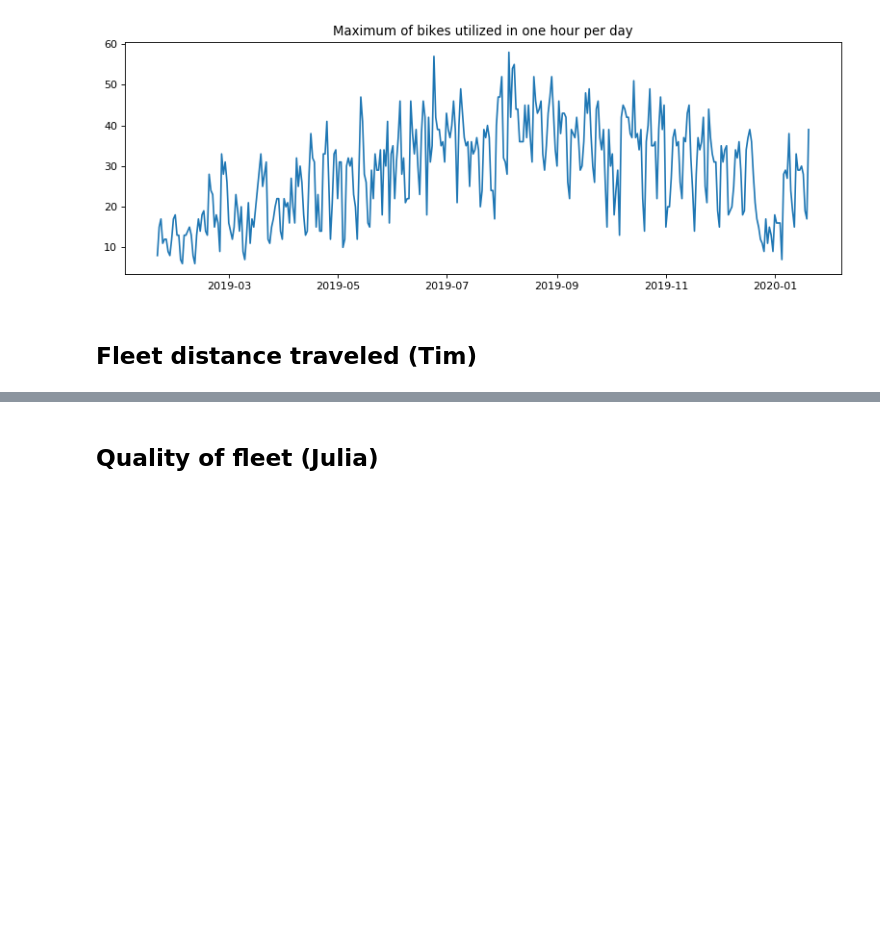
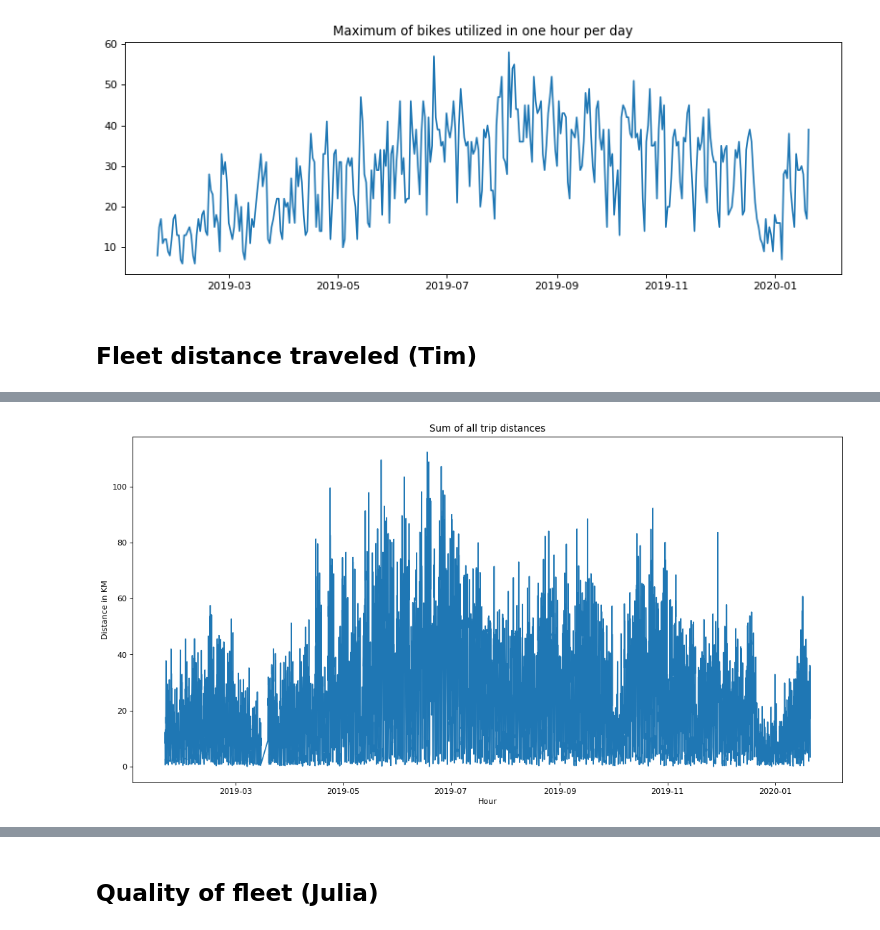
Before and after one commit to mogottsch/dsml_2020_magma, a Jupyter notebook: 2_kpi_calculation/KPI_Calculation.ipynb, the cells around one changed output, grey strips where cells are left out. Cells and saved outputs as stored; diff of their text form; code cells hidden in the pictures; blank space fills up the shorter version.

```diff
--- a/2_kpi_calculation/KPI_Calculation.ipynb
+++ b/2_kpi_calculation/KPI_Calculation.ipynb
@@ -199,0 +374,9 @@ Wer das hier liest ist cool :)
+# %%
+# Here we create a new Dataframe to sum up the trip_distances of all rides that took place in one hour
+
+hourly_distance_marburg = pd.DataFrame()
+hourly_distance_marburg["distance"] = marburg["trip_distance"].groupby(marburg["start"]).sum()
+
+# This is what the Dataframe looks like
+
+hourly_distance_marburg.head(10)
@@ -199,0 +396,11 @@ Wer das hier liest ist cool :)
+# %%
+# Now, let us visualize this KPI, which is the total distance traveled by all bikes in the span of an hour.
+
+fig,ax = plt.subplots(figsize=(16,8), dpi= 80)
+ax.plot(hourly_distance_marburg["distance"])
+ax.set_title("Sum of all trip distances")
+ax.set_xlabel("Hour")
+ax.set_ylabel("Distance in KM")
+plt.show()
+# %% [output]
+[figure, added]
```
Also changed, not shown: parts of 14 cells of this notebook.
